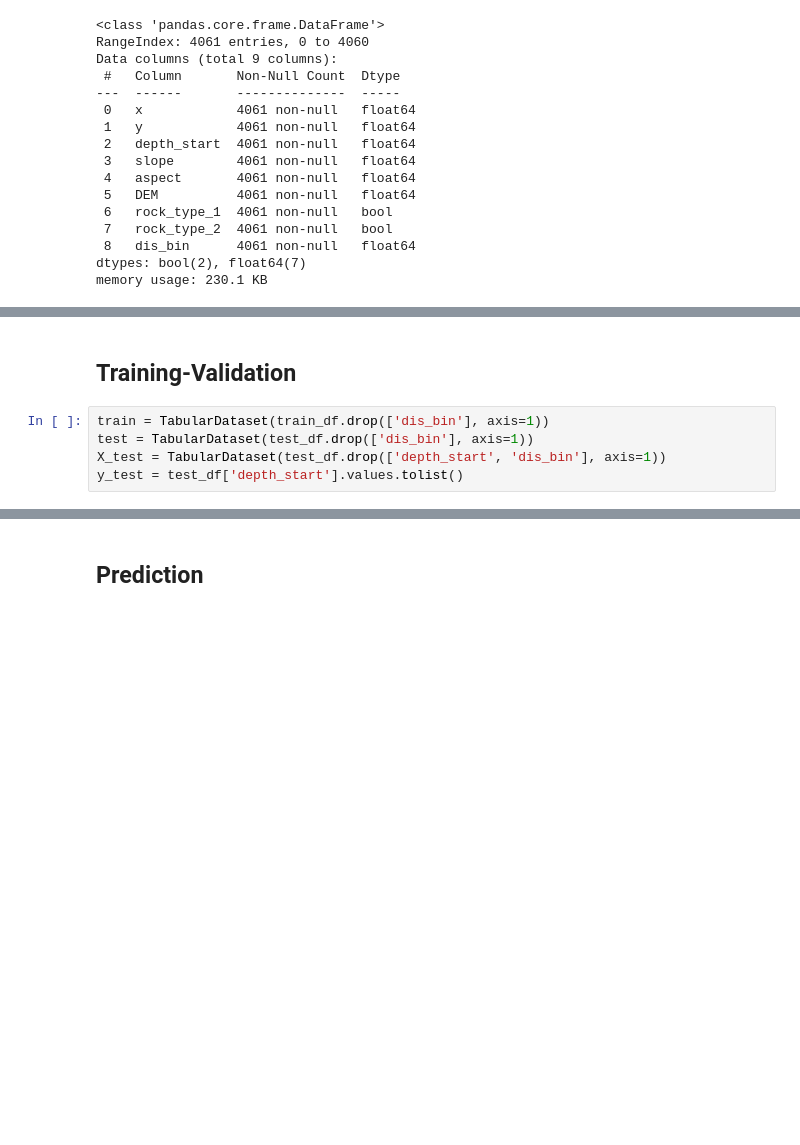
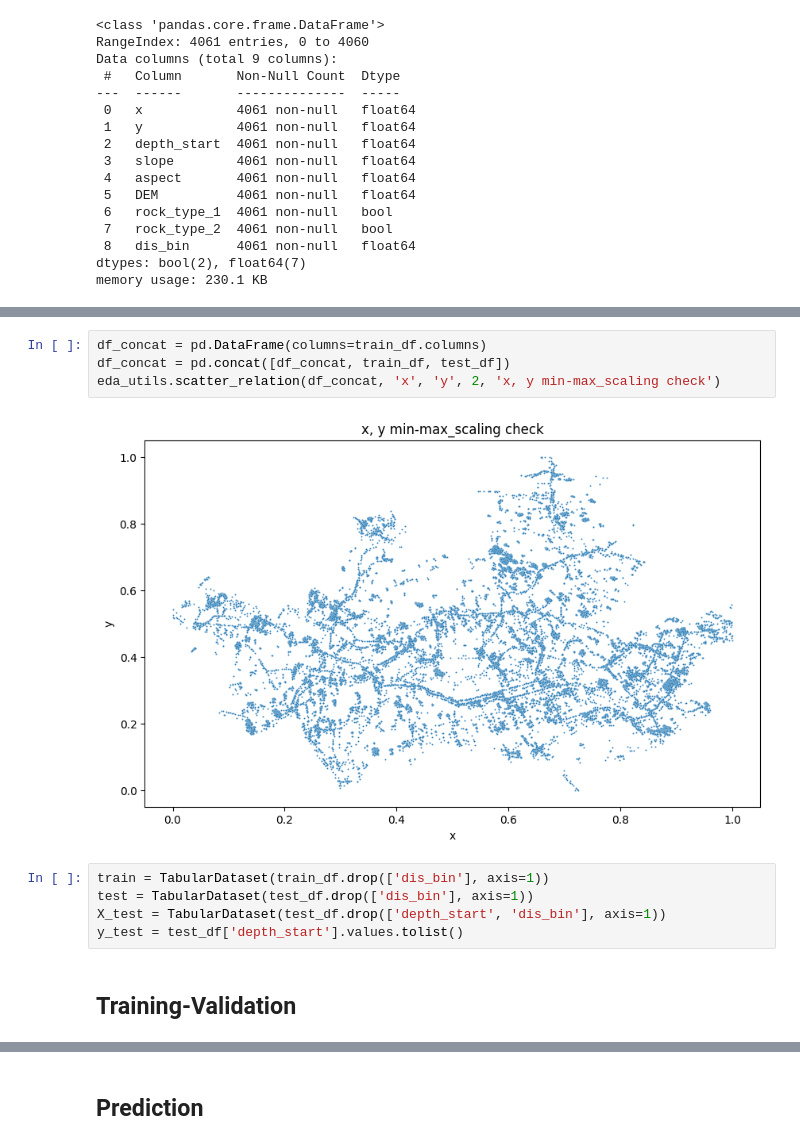
Before and after one commit to go0leum/rockhead_prediction, a Jupyter notebook: train_automl.ipynb, the cells around one changed output, grey strips where cells are left out. Drawn from its saved outputs; the diff is of its cells as text; blank space fills up the shorter version.

```diff
--- a/train_automl.ipynb
+++ b/train_automl.ipynb
@@ -88,10 +126,16 @@ memory usage: 230.1 KB
+# %%
+df_concat = pd.DataFrame(columns=train_df.columns)
+df_concat = pd.concat([df_concat, train_df, test_df])
+eda_utils.scatter_relation(df_concat, 'x', 'y', 2, 'x, y min-max_scaling check')
+# %% [output]
+[figure, added]
+# %%
+train = TabularDataset(train_df.drop(['dis_bin'], axis=1))
+test = TabularDataset(test_df.drop(['dis_bin'], axis=1))
+X_test = TabularDataset(test_df.drop(['depth_start', 'dis_bin'], axis=1))
+y_test = test_df['depth_start'].values.tolist()
 # %% [markdown]
 ## Training-Validation
-# %%
-train = TabularDataset(train_df.drop(['dis_bin'], axis=1))
-test = TabularDataset(test_df.drop(['dis_bin'], axis=1))
-X_test = TabularDataset(test_df.drop(['depth_start', 'dis_bin'], axis=1))
-y_test = test_df['depth_start'].values.tolist()
 # %%
 predictor = TabularPredictor(label='depth_start',
                              problem_type = 'regression',
```
Also changed, not shown: parts of 6 cells of this notebook.
